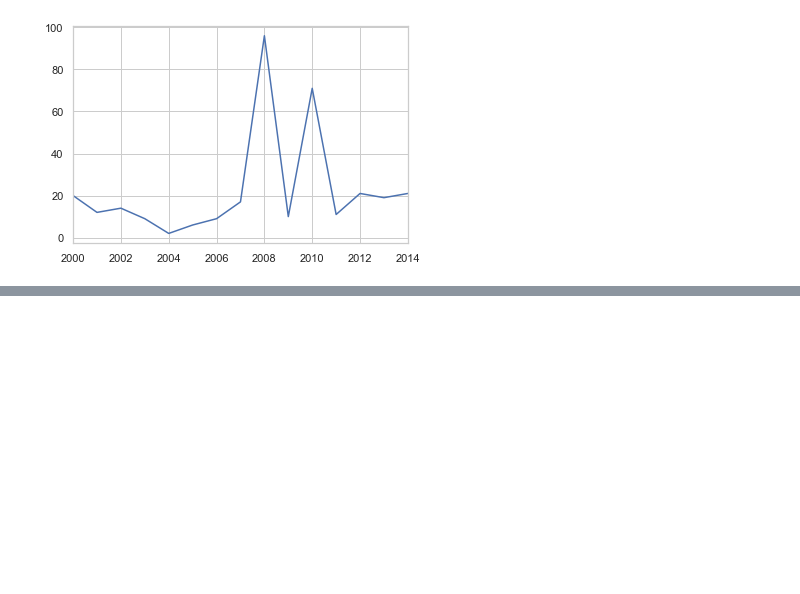
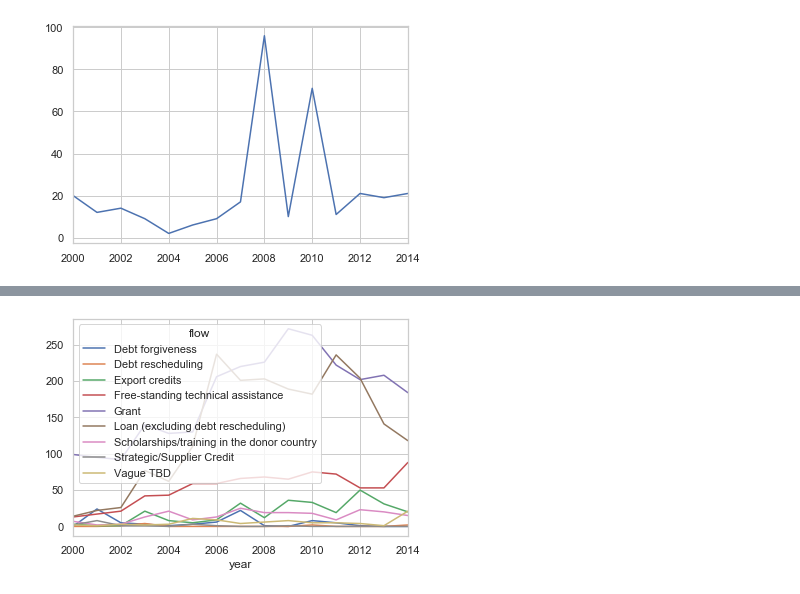
Before and after one commit to tongxuCai/datastudio, a Jupyter notebook: 2-cninvestment/2-cninvestment.ipynb, the cells around one changed output, grey strips where cells are left out. Drawn from its saved outputs; the diff is of its cells as text; code cells hidden in the pictures; blank space fills up the shorter version.

```diff
--- a/2-cninvestment/2-cninvestment.ipynb
+++ b/2-cninvestment/2-cninvestment.ipynb
@@ -310,0 +363,5 @@ plt.savefig('t-byyear.pdf')
+# %%
+pd.crosstab(df.year, df.flow).plot()
+#plt.savefig('flow-year.svg')
+# %% [output]
+[figure, added]
```
Also changed, not shown: parts of 13 cells of this notebook, 19 other files.
